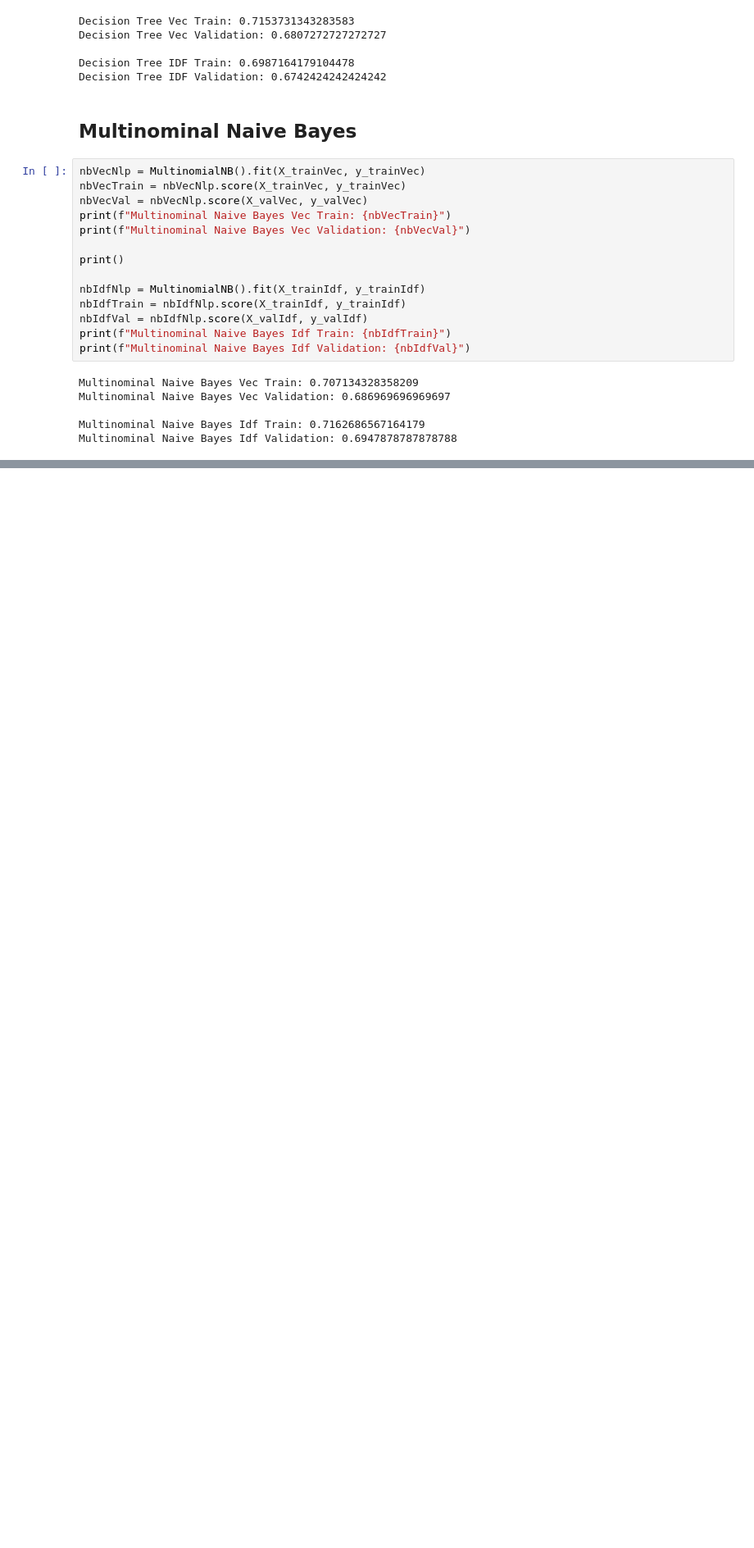
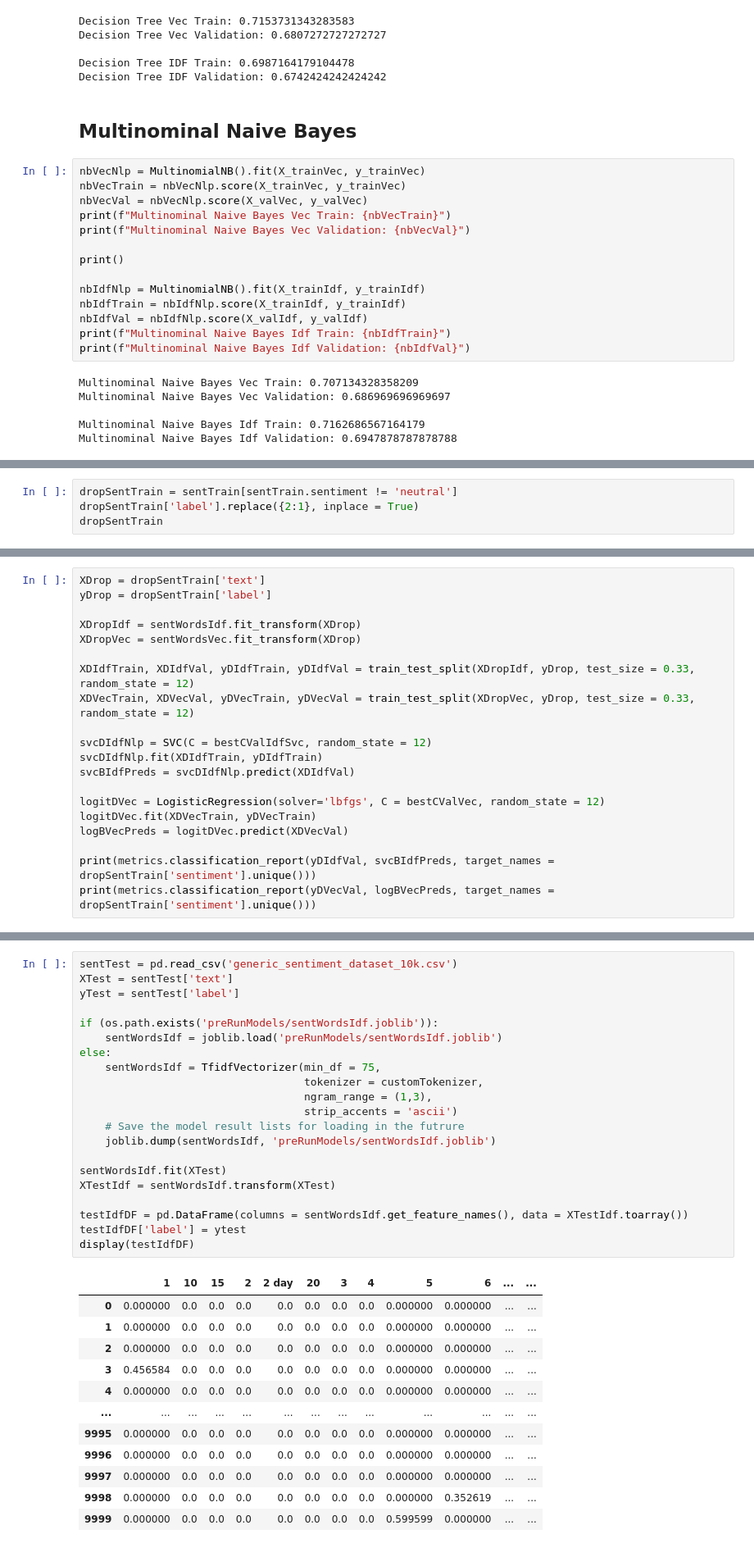
Before and after one commit to JordanFortney/sentimentNaturalLanguageProcessing, a Jupyter notebook: sentimentNLP.ipynb, the cells around one changed output, grey strips where cells are left out. Shown at 82% size. Cells and saved outputs as stored; diff of their text form; blank space fills up the shorter version.

```diff
--- a/sentimentNLP.ipynb
+++ b/sentimentNLP.ipynb
@@ -1185,0 +1252,4 @@ Name: Accuracy, dtype: float64
+# %%
+dropSentTrain = sentTrain[sentTrain.sentiment != 'neutral']
+dropSentTrain['label'].replace({2:1}, inplace = True)
+dropSentTrain
@@ -1185,0 +1270,20 @@ Name: Accuracy, dtype: float64
+# %%
+XDrop = dropSentTrain['text']
+yDrop = dropSentTrain['label']
+
+XDropIdf = sentWordsIdf.fit_transform(XDrop)
+XDropVec = sentWordsVec.fit_transform(XDrop)
+
+XDIdfTrain, XDIdfVal, yDIdfTrain, yDIdfVal = train_test_split(XDropIdf, yDrop, test_size = 0.33, random_state = 12)
+XDVecTrain, XDVecVal, yDVecTrain, yDVecVal = train_test_split(XDropVec, yDrop, test_size = 0.33, random_state = 12)
+
+svcDIdfNlp = SVC(C = bestCValIdfSvc, random_state = 12)
+svcDIdfNlp.fit(XDIdfTrain, yDIdfTrain)
+svcBIdfPreds = svcDIdfNlp.predict(XDIdfVal)
+
+logitDVec = LogisticRegression(solver='lbfgs', C = bestCValVec, random_state = 12)
+logitDVec.fit(XDVecTrain, yDVecTrain)
+logBVecPreds = logitDVec.predict(XDVecVal)
+
+print(metrics.classification_report(yDIdfVal, svcBIdfPreds, target_names = dropSentTrain['sentiment'].unique()))
+print(metrics.classification_report(yDVecVal, logBVecPreds, target_names = dropSentTrain['sentiment'].unique()))
@@ -1185,0 +1308,34 @@ Name: Accuracy, dtype: float64
+# %%
+sentTest = pd.read_csv('generic_sentiment_dataset_10k.csv')
+XTest = sentTest['text']
+yTest = sentTest['label']
+
+if (os.path.exists('preRunModels/sentWordsIdf.joblib')):
+    sentWordsIdf = joblib.load('preRunModels/sentWordsIdf.joblib')
+else:
+    sentWordsIdf = TfidfVectorizer(min_df = 75,
+                                   tokenizer = customTokenizer,
+                                   ngram_range = (1,3),
+                                   strip_accents = 'ascii')
+    # Save the model result lists for loading in the futrure
+    joblib.dump(sentWordsIdf, 'preRunModels/sentWordsIdf.joblib')
+
+sentWordsIdf.fit(XTest)
+XTestIdf = sentWordsIdf.transform(XTest)
+
+testIdfDF = pd.DataFrame(columns = sentWordsIdf.get_feature_names(), data = XTestIdf.toarray())
+testIdfDF['label'] = ytest
+display(testIdfDF)
+# %% [output]
+|  | 1 | 10 | 15 | 2 | 2 day | 20 | 3 | 4 | 5 | 6 | ... | ... |
+| 0 | 0.000000 | 0.0 | 0.0 | 0.0 | 0.0 | 0.0 | 0.0 | 0.0 | 0.000000 | 0.000000 | ... | ... |
+| 1 | 0.000000 | 0.0 | 0.0 | 0.0 | 0.0 | 0.0 | 0.0 | 0.0 | 0.000000 | 0.000000 | ... | ... |
+| 2 | 0.000000 | 0.0 | 0.0 | 0.0 | 0.0 | 0.0 | 0.0 | 0.0 | 0.000000 | 0.000000 | ... | ... |
+| 3 | 0.456584 | 0.0 | 0.0 | 0.0 | 0.0 | 0.0 | 0.0 | 0.0 | 0.000000 | 0.000000 | ... | ... |
+| 4 | 0.000000 | 0.0 | 0.0 | 0.0 | 0.0 | 0.0 | 0.0 | 0.0 | 0.000000 | 0.000000 | ... | ... |
+| ... | ... | ... | ... | ... | ... | ... | ... | ... | ... | ... | ... | ... |
+| 9995 | 0.000000 | 0.0 | 0.0 | 0.0 | 0.0 | 0.0 | 0.0 | 0.0 | 0.000000 | 0.000000 | ... | ... |
+| 9996 | 0.000000 | 0.0 | 0.0 | 0.0 | 0.0 | 0.0 | 0.0 | 0.0 | 0.000000 | 0.000000 | ... | ... |
+| 9997 | 0.000000 | 0.0 | 0.0 | 0.0 | 0.0 | 0.0 | 0.0 | 0.0 | 0.000000 | 0.000000 | ... | ... |
+| 9998 | 0.000000 | 0.0 | 0.0 | 0.0 | 0.0 | 0.0 | 0.0 | 0.0 | 0.000000 | 0.352619 | ... | ... |
+| 9999 | 0.000000 | 0.0 | 0.0 | 0.0 | 0.0 | 0.0 | 0.0 | 0.0 | 0.599599 | 0.000000 | ... | ... |
```
Also changed, not shown: parts of 27 cells of this notebook.
